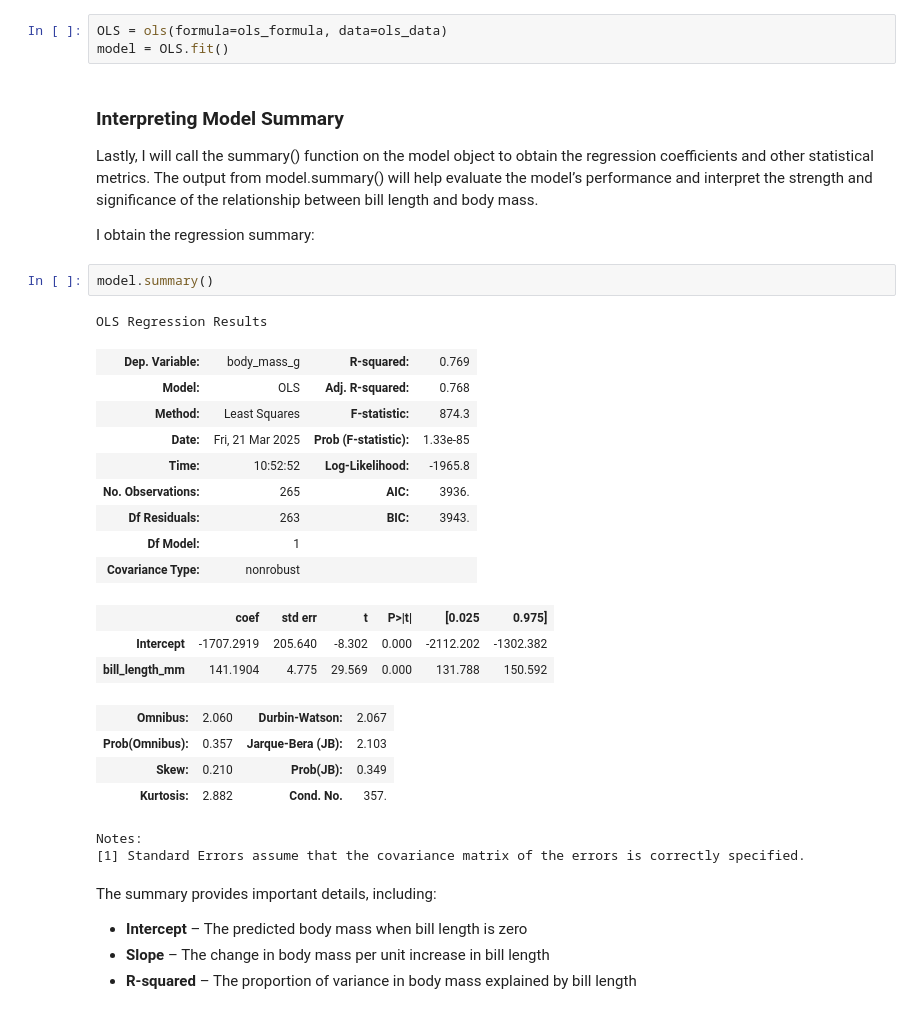
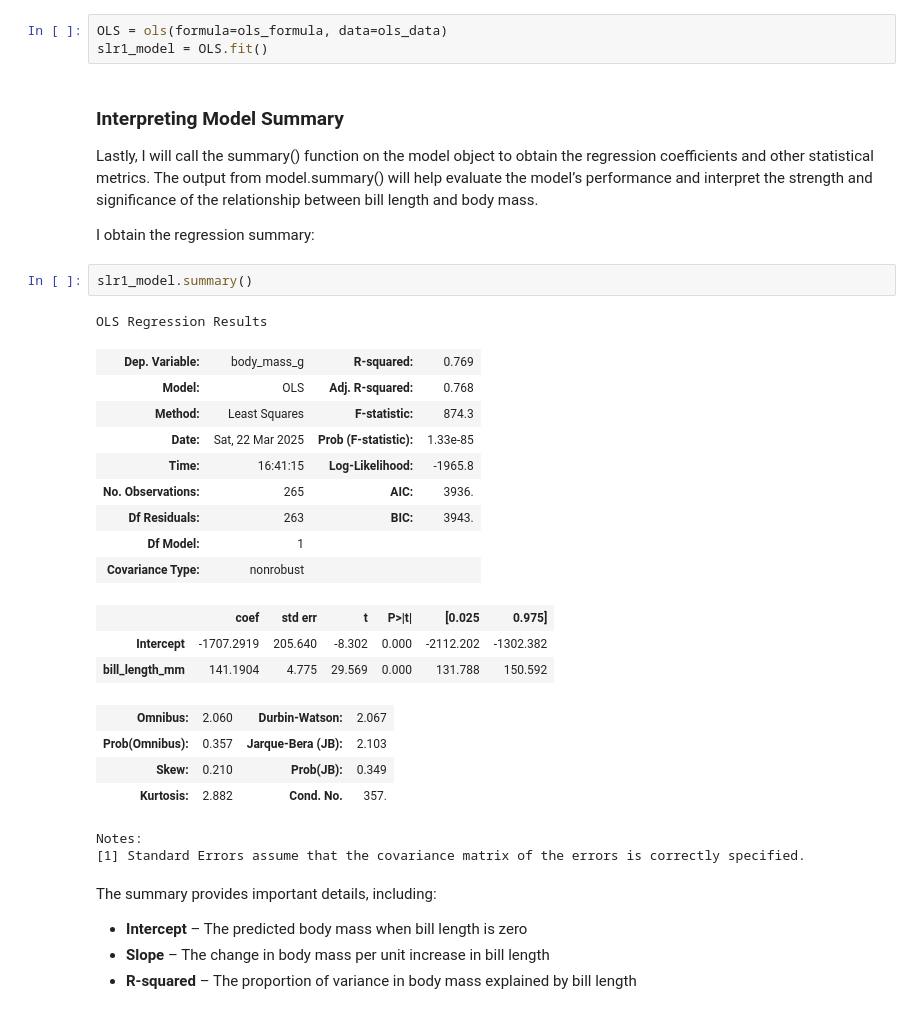
Before and after one commit to Cyberoctane29/Penguins-Data-Analysis-and-Modeling, a Jupyter notebook: Penguins_Data_Modeling_and_Analysis.ipynb, the cells around one changed output. Cells and saved outputs as stored; diff of their text form.

```diff
--- a/Penguins_Data_Modeling_and_Analysis.ipynb
+++ b/Penguins_Data_Modeling_and_Analysis.ipynb
@@ -167,7 +168,7 @@ I use the `ols()` function from **statsmodels** to create the regression model.
 I will pass the ols_formula and ols_data as arguments to the ols() function. After saving the results in a variable, I will use the .fit() method to train the model on the data, estimating the relationship between bill length and body mass.
 # %%
 OLS = ols(formula=ols_formula, data=ols_data)
-model = OLS.fit()
+slr1_model = OLS.fit()
 # %% [markdown]
 ### **Interpreting Model Summary**
 
@@ -175,14 +176,14 @@ Lastly, I will call the summary() function on the model object to obtain the reg
 
 I obtain the regression summary:
 # %%
-model.summary()
+slr1_model.summary()
 # %% [output]
 OLS Regression Results
 | Dep. Variable: | body_mass_g | R-squared: | 0.769 |
 | Model: | OLS | Adj. R-squared: | 0.768 |
 | Method: | Least Squares | F-statistic: | 874.3 |
-| Date: | Fri, 21 Mar 2025 | Prob (F-statistic): | 1.33e-85 |
-| Time: | 10:52:52 | Log-Likelihood: | -1965.8 |
+| Date: | Sat, 22 Mar 2025 | Prob (F-statistic): | 1.33e-85 |
+| Time: | 16:41:15 | Log-Likelihood: | -1965.8 |
 | No. Observations: | 265 | AIC: | 3936. |
 | Df Residuals: | 263 | BIC: | 3943. |
 | Df Model: | 1 |  |  |
```
Also changed, not shown: parts of 50 cells of this notebook.
